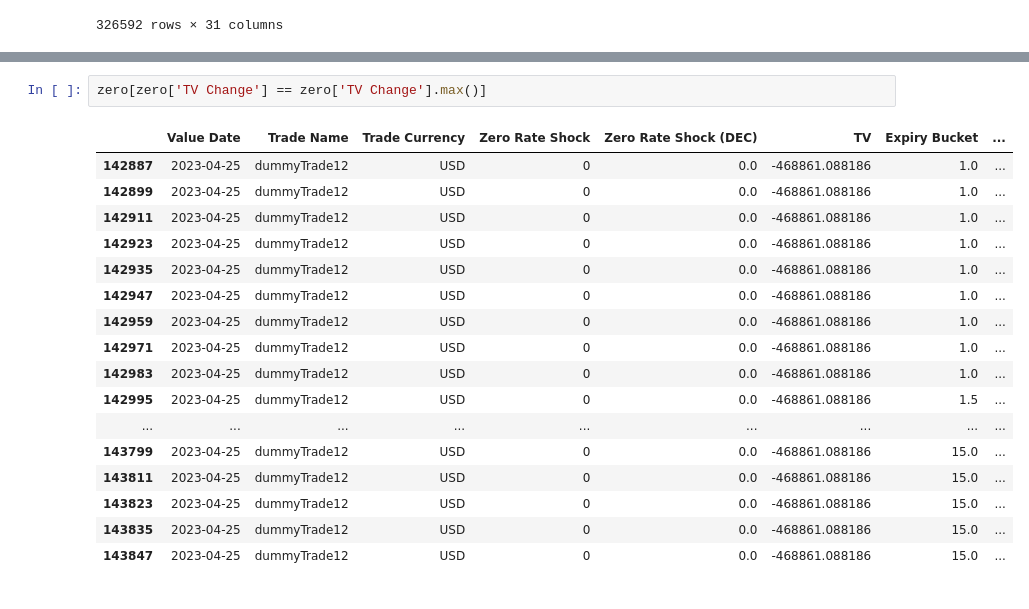
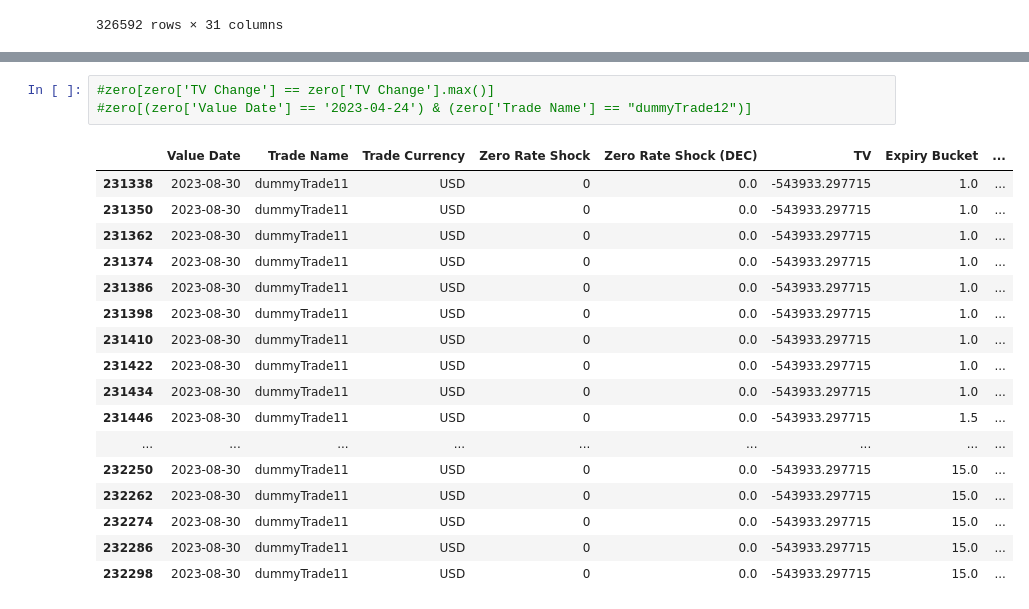
Before and after one commit to jacksonhk/UBS-data, a Jupyter notebook: IRModel.ipynb, the cells around one changed output, grey strips where cells are left out. Saved outputs shown, nothing was run; the diff lists cells and outputs as text.

```diff
--- a/IRModel.ipynb
+++ b/IRModel.ipynb
@@ -177,22 +160,23 @@ min     -110564.166917
 max      181650.015378
 Name: TV Change, dtype: float64
 # %%
-zero[zero['TV Change'] == zero['TV Change'].max()]
+#zero[zero['TV Change'] == zero['TV Change'].max()]
+#zero[(zero['Value Date'] == '2023-04-24') & (zero['Trade Name'] == "dummyTrade12")]
 # %% [output]
 |  | Value Date | Trade Name | Trade Currency | Zero Rate Shock | Zero Rate Shock (DEC) | TV | Expiry Bucket | ... |
-| 142887 | 2023-04-25 | dummyTrade12 | USD | 0 | 0.0 | -468861.088186 | 1.0 | ... |
-| 142899 | 2023-04-25 | dummyTrade12 | USD | 0 | 0.0 | -468861.088186 | 1.0 | ... |
-| 142911 | 2023-04-25 | dummyTrade12 | USD | 0 | 0.0 | -468861.088186 | 1.0 | ... |
-| 142923 | 2023-04-25 | dummyTrade12 | USD | 0 | 0.0 | -468861.088186 | 1.0 | ... |
-| 142935 | 2023-04-25 | dummyTrade12 | USD | 0 | 0.0 | -468861.088186 | 1.0 | ... |
-| 142947 | 2023-04-25 | dummyTrade12 | USD | 0 | 0.0 | -468861.088186 | 1.0 | ... |
-| 142959 | 2023-04-25 | dummyTrade12 | USD | 0 | 0.0 | -468861.088186 | 1.0 | ... |
-| 142971 | 2023-04-25 | dummyTrade12 | USD | 0 | 0.0 | -468861.088186 | 1.0 | ... |
-| 142983 | 2023-04-25 | dummyTrade12 | USD | 0 | 0.0 | -468861.088186 | 1.0 | ... |
-| 142995 | 2023-04-25 | dummyTrade12 | USD | 0 | 0.0 | -468861.088186 | 1.5 | ... |
+| 231338 | 2023-08-30 | dummyTrade11 | USD | 0 | 0.0 | -543933.297715 | 1.0 | ... |
+| 231350 | 2023-08-30 | dummyTrade11 | USD | 0 | 0.0 | -543933.297715 | 1.0 | ... |
+| 231362 | 2023-08-30 | dummyTrade11 | USD | 0 | 0.0 | -543933.297715 | 1.0 | ... |
+| 231374 | 2023-08-30 | dummyTrade11 | USD | 0 | 0.0 | -543933.297715 | 1.0 | ... |
+| 231386 | 2023-08-30 | dummyTrade11 | USD | 0 | 0.0 | -543933.297715 | 1.0 | ... |
+| 231398 | 2023-08-30 | dummyTrade11 | USD | 0 | 0.0 | -543933.297715 | 1.0 | ... |
+| 231410 | 2023-08-30 | dummyTrade11 | USD | 0 | 0.0 | -543933.297715 | 1.0 | ... |
+| 231422 | 2023-08-30 | dummyTrade11 | USD | 0 | 0.0 | -543933.297715 | 1.0 | ... |
+| 231434 | 2023-08-30 | dummyTrade11 | USD | 0 | 0.0 | -543933.297715 | 1.0 | ... |
+| 231446 | 2023-08-30 | dummyTrade11 | USD | 0 | 0.0 | -543933.297715 | 1.5 | ... |
 | ... | ... | ... | ... | ... | ... | ... | ... | ... |
-| 143799 | 2023-04-25 | dummyTrade12 | USD | 0 | 0.0 | -468861.088186 | 15.0 | ... |
-| 143811 | 2023-04-25 | dummyTrade12 | USD | 0 | 0.0 | -468861.088186 | 15.0 | ... |
-| 143823 | 2023-04-25 | dummyTrade12 | USD | 0 | 0.0 | -468861.088186 | 15.0 | ... |
-| 143835 | 2023-04-25 | dummyTrade12 | USD | 0 | 0.0 | -468861.088186 | 15.0 | ... |
-| 143847 | 2023-04-25 | dummyTrade12 | USD | 0 | 0.0 | -468861.088186 | 15.0 | ... |
+| 232250 | 2023-08-30 | dummyTrade11 | USD | 0 | 0.0 | -543933.297715 | 15.0 | ... |
+| 232262 | 2023-08-30 | dummyTrade11 | USD | 0 | 0.0 | -543933.297715 | 15.0 | ... |
+| 232274 | 2023-08-30 | dummyTrade11 | USD | 0 | 0.0 | -543933.297715 | 15.0 | ... |
+| 232286 | 2023-08-30 | dummyTrade11 | USD | 0 | 0.0 | -543933.297715 | 15.0 | ... |
+| 232298 | 2023-08-30 | dummyTrade11 | USD | 0 | 0.0 | -543933.297715 | 15.0 | ... |
```
Also changed, not shown: parts of 6 cells of this notebook.
